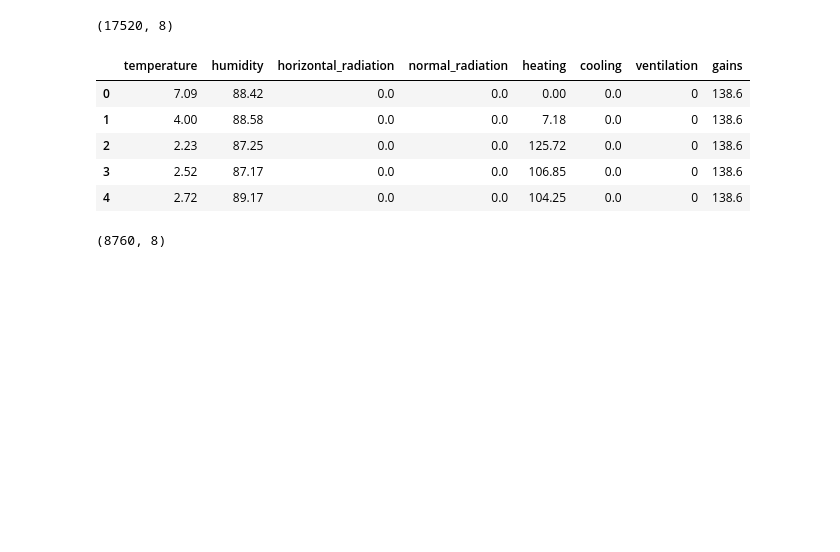
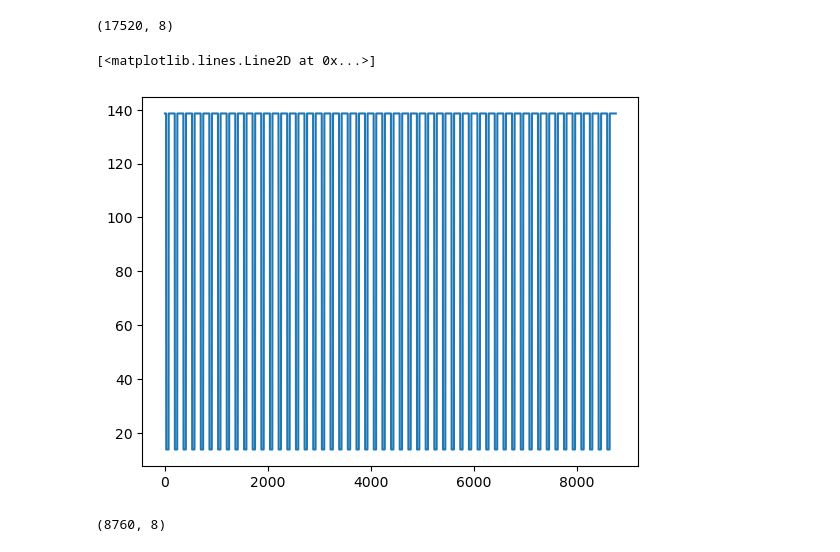
Before and after one commit to Youssef-ADOUIRI/ml_cooling_prediction, a Jupyter notebook: Project.ipynb, the cells around one changed output. Cells and saved outputs as stored; diff of their text form; code cells hidden in the pictures; blank space fills up the shorter version.

```diff
--- a/Project.ipynb
+++ b/Project.ipynb
@@ -28,14 +28,10 @@ df_train.shape
 (17520, 8)
 # %%
 df_test =pd.read_csv('data_test.csv')
-df_test.head()
+plt.plot(range(df_test.shape[0]),df_test['gains'])
 # %% [output]
-|  | temperature | humidity | horizontal_radiation | normal_radiation | heating | cooling | ventilation | gains |
-| 0 | 7.09 | 88.42 | 0.0 | 0.0 | 0.00 | 0.0 | 0 | 138.6 |
-| 1 | 4.00 | 88.58 | 0.0 | 0.0 | 7.18 | 0.0 | 0 | 138.6 |
-| 2 | 2.23 | 87.25 | 0.0 | 0.0 | 125.72 | 0.0 | 0 | 138.6 |
-| 3 | 2.52 | 87.17 | 0.0 | 0.0 | 106.85 | 0.0 | 0 | 138.6 |
-| 4 | 2.72 | 89.17 | 0.0 | 0.0 | 104.25 | 0.0 | 0 | 138.6 |
+[<matplotlib.lines.Line2D at 0x...>]
+[figure, added]
 # %%
 df_test.shape
 # %% [output]
```
Also changed, not shown: parts of 17 cells of this notebook.
